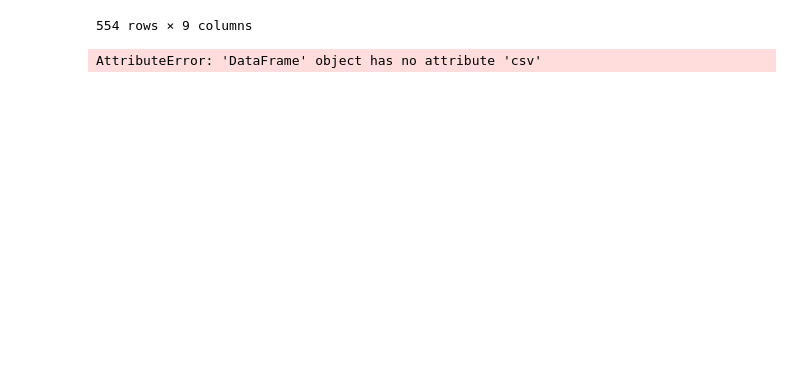
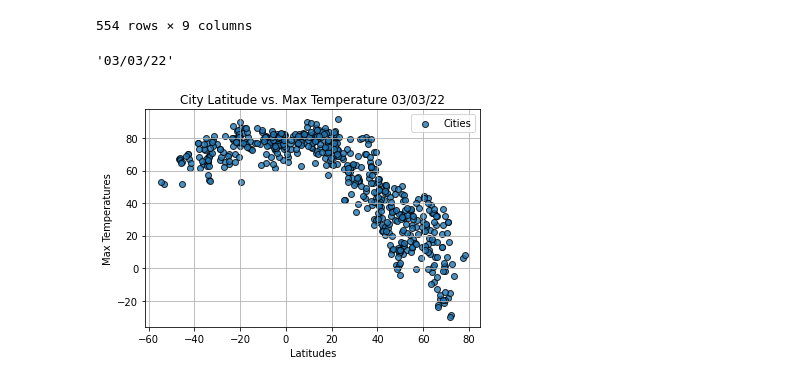
Before and after one commit to evanbruno617/World_Weather_Analysis, a Jupyter notebook: WeatherPy.ipynb, the cells around one changed output. Drawn from its saved outputs; the diff is of its cells as text; code cells hidden in the pictures; blank space fills up the shorter version.

Commit message:
Data regarding latitudes and longitudes graphed compared to other data

```diff
--- a/WeatherPy.ipynb
+++ b/WeatherPy.ipynb
@@ -148,6 +148,29 @@ city_data_df
 # %%
 output_data_file = "weather_data/cities.csv"
 
-city_data_df.csv(output_data_file, index_label = "City_ID")
+city_data_df.to_csv(output_data_file, index_label = "City_ID")
-# %% [output]
-AttributeError: 'DataFrame' object has no attribute 'csv'
+# %%
+# Extract relevant fields from the DataFrame for plotting.
+lats = city_data_df["Lat"]
+max_temps = city_data_df["Max Temp"]
+humidity = city_data_df["Humidity"]
+cloudiness = city_data_df["Cloudiness"]
+wind_speed = city_data_df["Wind Speed"]
+lngs = city_data_df["Lng"]
+# %%
+today = time.strftime("%x")
+today
+# %% [output]
+'03/03/22'
+# %%
+plt.scatter(lats, max_temps, edgecolor ="black", marker = "o", alpha=0.8, label="Cities")
+plt.grid()
+plt.legend()
+
+plt.title("City Latitude vs. Max Temperature "+ time.strftime("%x"))
+plt.xlabel("Latitudes")
+plt.ylabel("Max Temperatures")
+plt.savefig("weather_data/Fig.png")
+plt.show()
+# %% [output]
+[figure, added]
```
Also changed, not shown: parts of 3 cells of this notebook, 6 other files.
